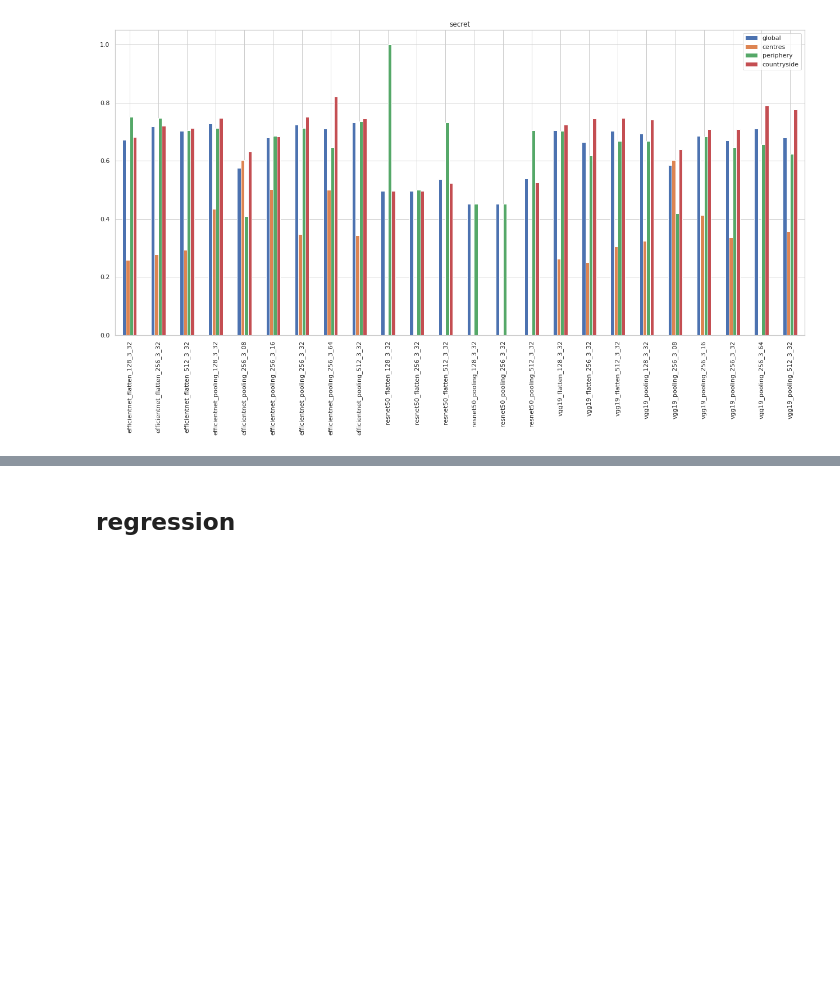
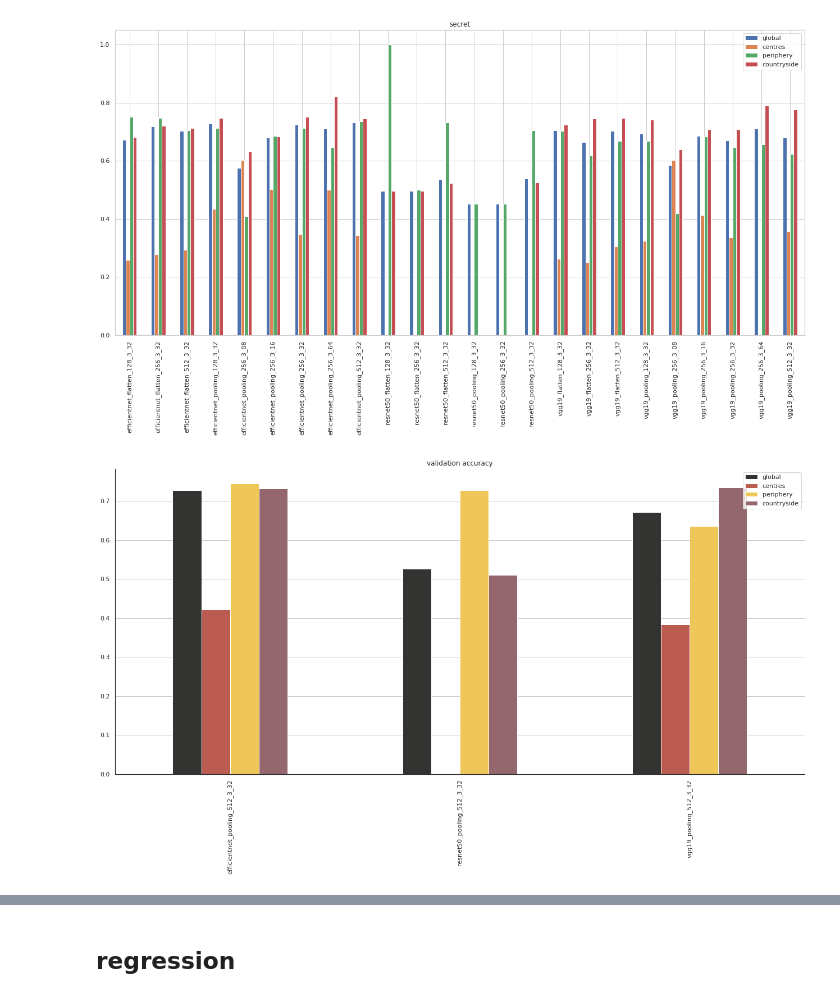
Before and after one commit to urbangrammarai/signature_ai, a Jupyter notebook: ai_experiments/transfer_learning_evaluation.ipynb, the cells around one changed output, grey strips where cells are left out. Cells and saved outputs as stored; diff of their text form; code cells hidden in the pictures; blank space fills up the shorter version.

```diff
--- a/ai_experiments/transfer_learning_evaluation.ipynb
+++ b/ai_experiments/transfer_learning_evaluation.ipynb
@@ -56,5 +56,5 @@ for r in results:
 # %%
-sns.set_theme(style="whitegrid")
+sns.set_theme(style="white")
 # %%
 accuracy
 # %% [output]
@@ -86,3 +86,10 @@ accuracy.xs('secret', level=1).sort_index().plot.bar(figsize=(22, 10), title="se
 # %% [output]
 <AxesSubplot:title={'center':'secret'}>
 [figure]
+# %%
+ax = accuracy.xs('val', level=1)[accuracy.xs('val', level=1).index.str.contains("pooling_512_3_32")].sort_index().plot.bar(figsize=(22, 10), title="validation accuracy", cmap=ugg.CMAP)
+sns.despine()
+ax.grid(axis='y')
+plt.savefig("figs/comp1.pdf")
+# %% [output]
+[figure, added]
```
Also changed, not shown: parts of 6 cells of this notebook, 31 other files.
